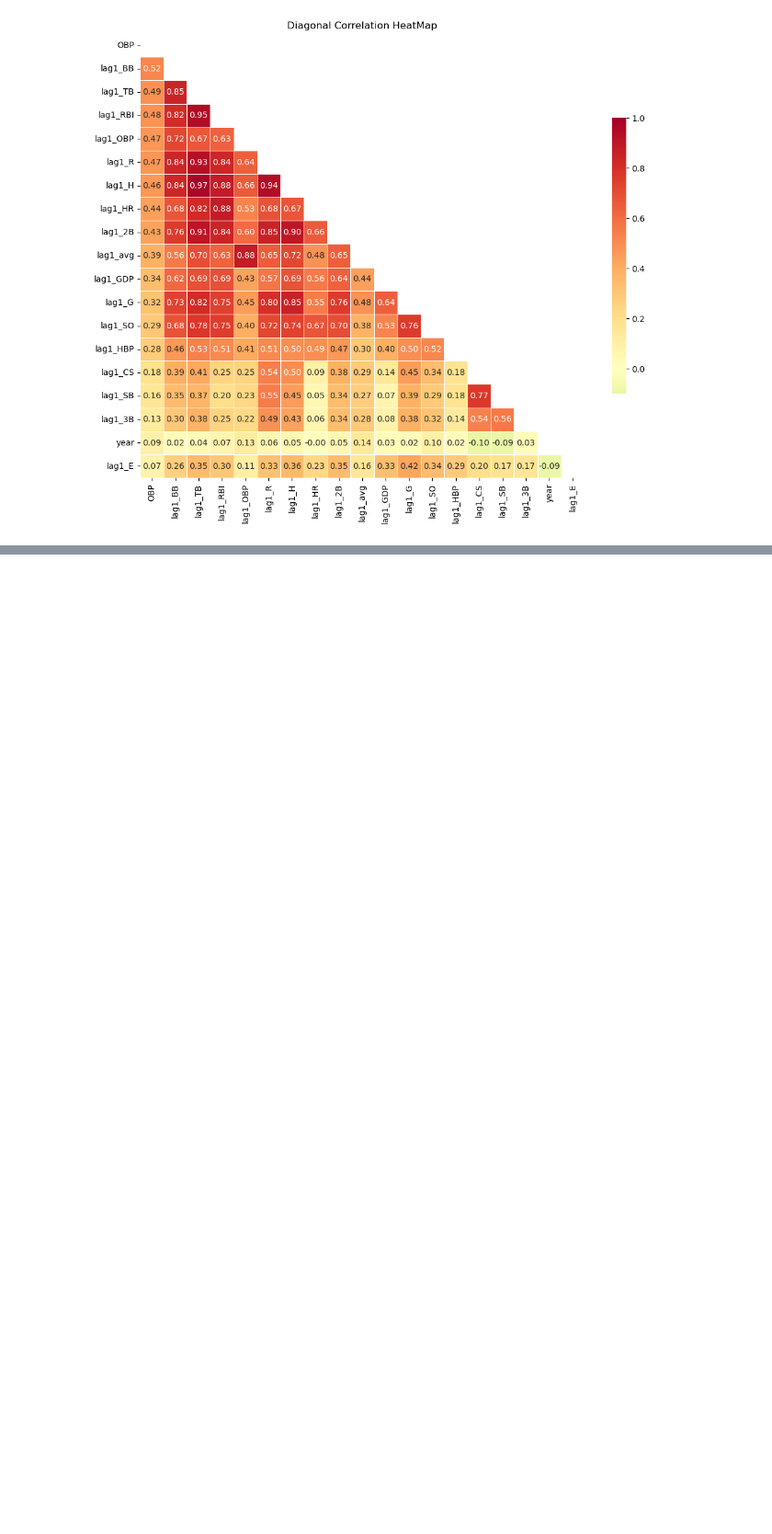
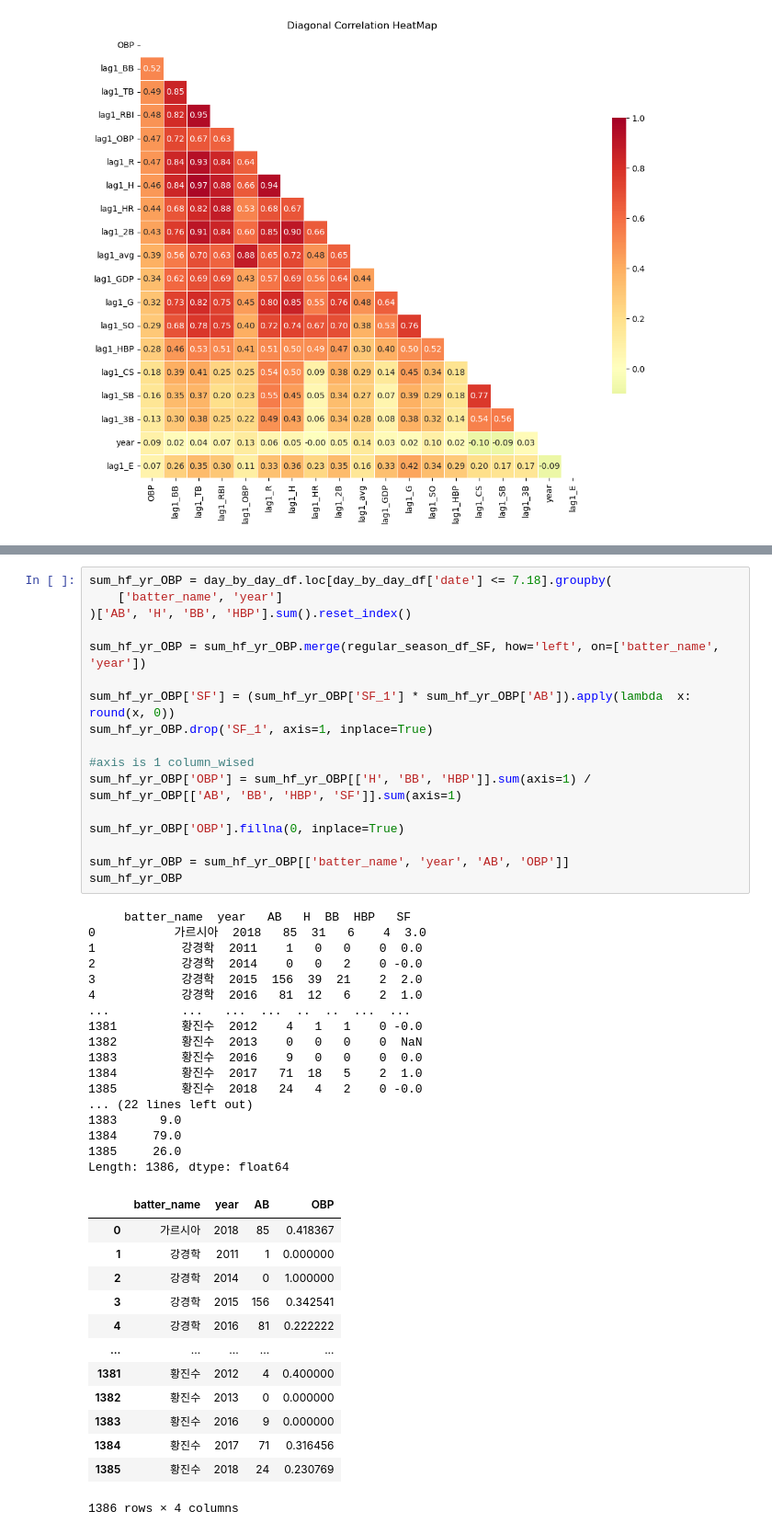
Before and after one commit to cwh1981/dao_solution, a Jupyter notebook: KBO/1.KBO.ipynb, the cells around one changed output, grey strips where cells are left out. Shown at 92% size. Cells and saved outputs as stored; diff of their text form; blank space fills up the shorter version.

```diff
--- a/KBO/1.KBO.ipynb
+++ b/KBO/1.KBO.ipynb
@@ -229,0 +253,48 @@ Text(0.5, 1.0, 'Diagonal Correlation HeatMap')
+# %%
+sum_hf_yr_OBP = day_by_day_df.loc[day_by_day_df['date'] <= 7.18].groupby(
+    ['batter_name', 'year']
+)['AB', 'H', 'BB', 'HBP'].sum().reset_index()
+
+sum_hf_yr_OBP = sum_hf_yr_OBP.merge(regular_season_df_SF, how='left', on=['batter_name', 'year'])
+
+sum_hf_yr_OBP['SF'] = (sum_hf_yr_OBP['SF_1'] * sum_hf_yr_OBP['AB']).apply(lambda  x: round(x, 0))
+sum_hf_yr_OBP.drop('SF_1', axis=1, inplace=True)
+
+#axis is 1 column_wised
+sum_hf_yr_OBP['OBP'] = sum_hf_yr_OBP[['H', 'BB', 'HBP']].sum(axis=1) / sum_hf_yr_OBP[['AB', 'BB', 'HBP', 'SF']].sum(axis=1)
+
+sum_hf_yr_OBP['OBP'].fillna(0, inplace=True)
+
+sum_hf_yr_OBP = sum_hf_yr_OBP[['batter_name', 'year', 'AB', 'OBP']]
+sum_hf_yr_OBP
+# %% [output]
+     batter_name  year   AB   H  BB  HBP   SF
+0           가르시아  2018   85  31   6    4  3.0
+1            강경학  2011    1   0   0    0  0.0
+2            강경학  2014    0   0   2    0 -0.0
+3            강경학  2015  156  39  21    2  2.0
+4            강경학  2016   81  12   6    2  1.0
+...          ...   ...  ...  ..  ..  ...  ...
+1381         황진수  2012    4   1   1    0 -0.0
+1382         황진수  2013    0   0   0    0  NaN
+1383         황진수  2016    9   0   0    0  0.0
+1384         황진수  2017   71  18   5    2  1.0
+1385         황진수  2018   24   4   2    0 -0.0
+... (22 lines left out)
+1383      9.0
+1384     79.0
+1385     26.0
+Length: 1386, dtype: float64
+|  | batter_name | year | AB | OBP |
+| 0 | 가르시아 | 2018 | 85 | 0.418367 |
+| 1 | 강경학 | 2011 | 1 | 0.000000 |
+| 2 | 강경학 | 2014 | 0 | 1.000000 |
+| 3 | 강경학 | 2015 | 156 | 0.342541 |
+| 4 | 강경학 | 2016 | 81 | 0.222222 |
+| ... | ... | ... | ... | ... |
+| 1381 | 황진수 | 2012 | 4 | 0.400000 |
+| 1382 | 황진수 | 2013 | 0 | 0.000000 |
+| 1383 | 황진수 | 2016 | 9 | 0.000000 |
+| 1384 | 황진수 | 2017 | 71 | 0.316456 |
+| 1385 | 황진수 | 2018 | 24 | 0.230769 |
+1386 rows × 4 columns
```
Also changed, not shown: parts of 4 cells of this notebook, 1 other file.
